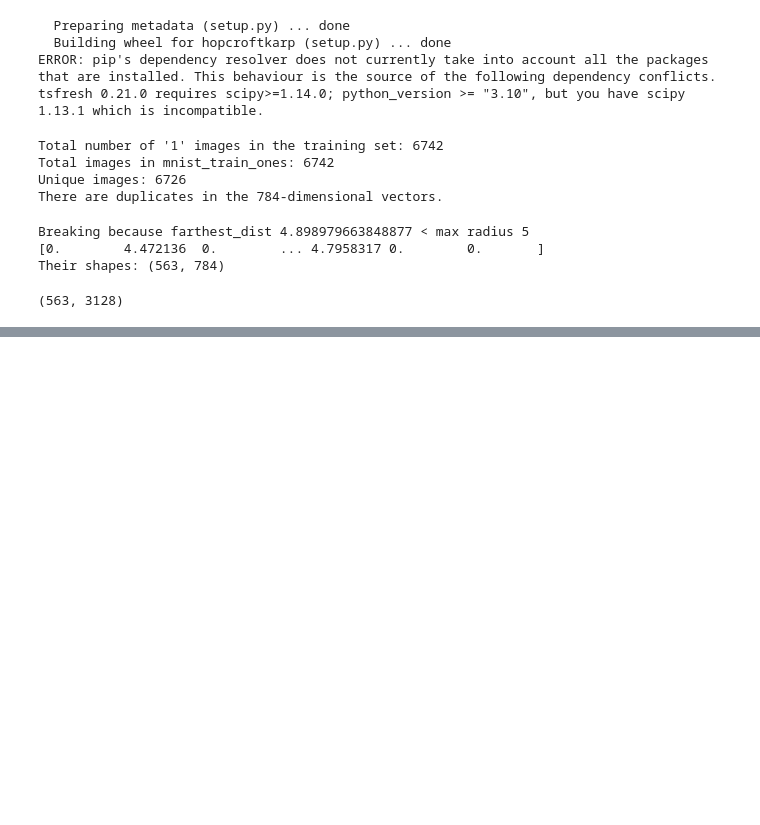
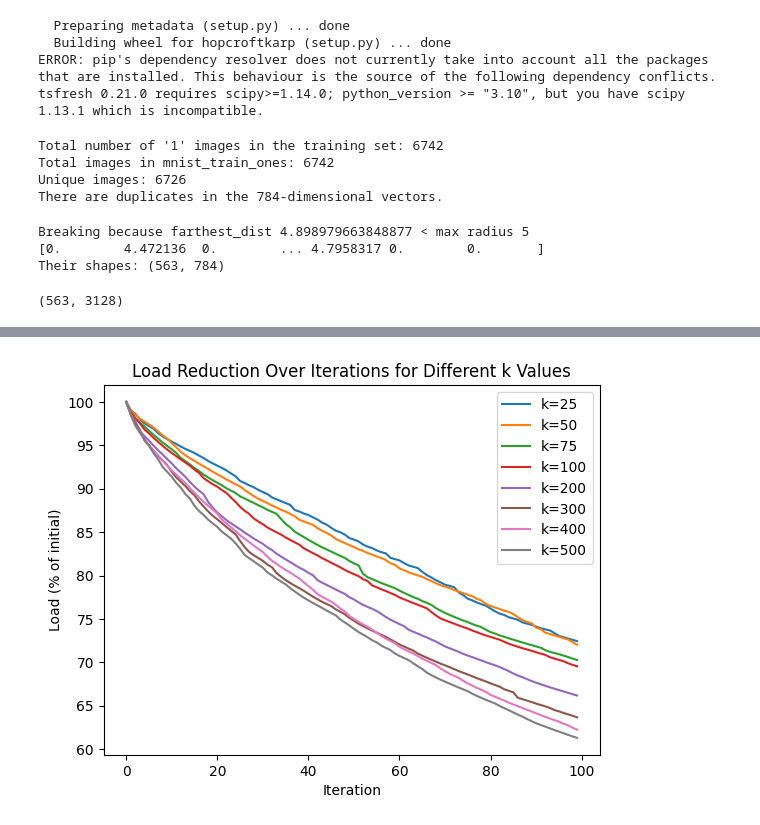
Before and after one commit to Antel0pe/SpaceOfMNIST-Digits, a Jupyter notebook: MaximalStretchNodes.ipynb, the cells around one changed output, grey strips where cells are left out. Cells and saved outputs as stored; diff of their text form; code cells hidden in the pictures; blank space fills up the shorter version.

Commit message:
optimized and compared top k node pairs for edge addition

```diff
--- a/MaximalStretchNodes.ipynb
+++ b/MaximalStretchNodes.ipynb
@@ -437,6 +439,7 @@ subg.es['load'] = edge_load
 import time
 import numpy as np
 
+subg, D_euc = reset()
 # Assumes these helper functions are already defined:
 # - init_pair_tracking(g, D_euc)
 # - find_best_edge_to_reduce_loads_incremental(subg, loads, pair_paths, pair_stretch, D_euc, D_old, compute_stretch_loads, max_candidates)
@@ -444,7 +447,7 @@ import numpy as np
 
 # 1) Initialize once
 loads, pair_paths, pair_stretch = init_pair_tracking(subg, D_euc)
-max_iters = 100
+max_iters = 1
 threshold = 1
 
 for it in range(1, max_iters + 1):
@@ -628 +674,8 @@ def find_best_edge_vectorized_with_via(subg, D_euc, loads_per_pair, k=500):
+# %%
+# 1) Initialize once
+loads_per_pair, pair_paths, pair_stretch, edge_loads = init_pair_tracking_with_loads(subg, D_euc)
+
+max_iters  = 100
+threshold  = 1.0
+k          = 100
 # %%
@@ -800,0 +847,14 @@ AssertionError: Tracked loads and pair list mismatch!
+# %%
+k_values = [200, 300, 400, 500]
+max_iters = 100
+
+for k_val in k_values:
+    print(f"\n--- Running Unfolding for k = {k_val} ---")
+    # Reset the graph and Euclidean distances for each run
+    subg, D_euc = reset()
+
+    # Run the unfolding process with the current k
+    subg_result, loadSumsByIter = unfold(k=k_val, max_iters=max_iters)
+
+    # Store the results
+    results[k_val] = loadSumsByIter
@@ -800,0 +880,20 @@ AssertionError: Tracked loads and pair list mismatch!
+# %%
+import matplotlib.pyplot as plt
+
+# Assuming 'results' dict exists: mapping k -> list of load sums by iteration
+# E.g., results = {25: [...], 50: [...], 75: [...], 100: [...]}
+
+plt.figure()
+for k, loads in sorted(results.items()):
+    # Convert to percentage relative to the first iteration
+    baseline = loads[0]
+    pct = [100 * l / baseline for l in loads]
+    plt.plot(pct, label=f'k={k}')
+
+plt.xlabel('Iteration')
+plt.ylabel('Load (% of initial)')
+plt.title('Load Reduction Over Iterations for Different k Values')
+plt.legend()
+plt.show()
+# %% [output]
+[figure, added]
```
Also changed, not shown: parts of 9 cells of this notebook.
